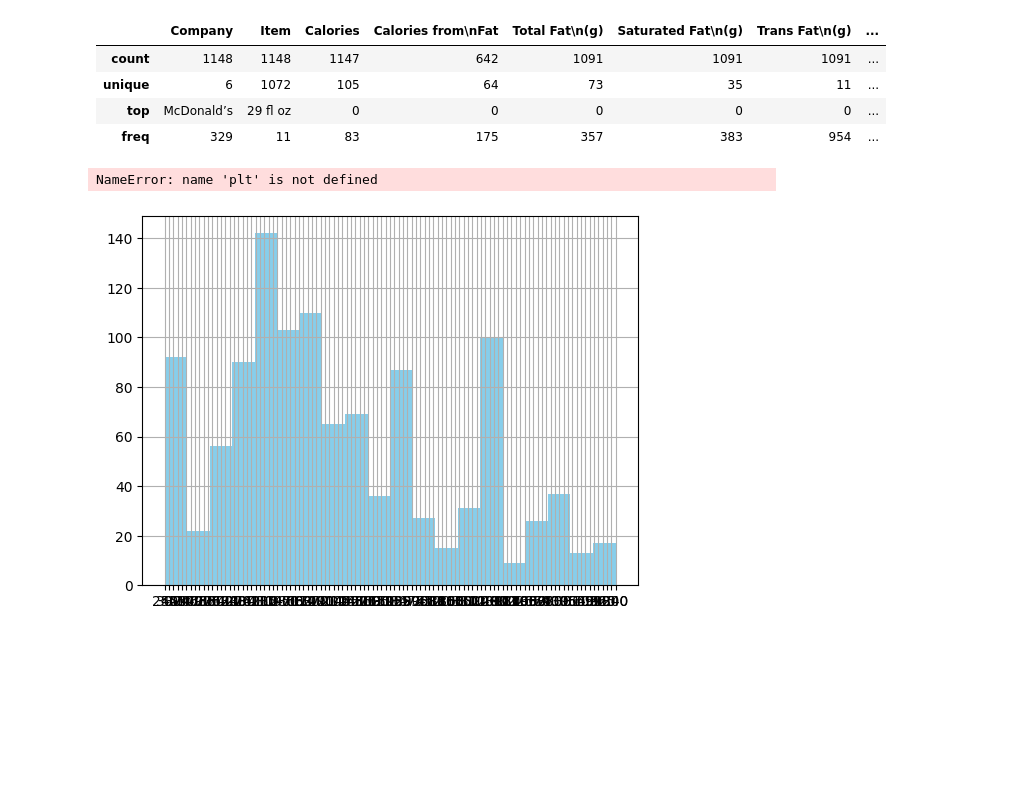
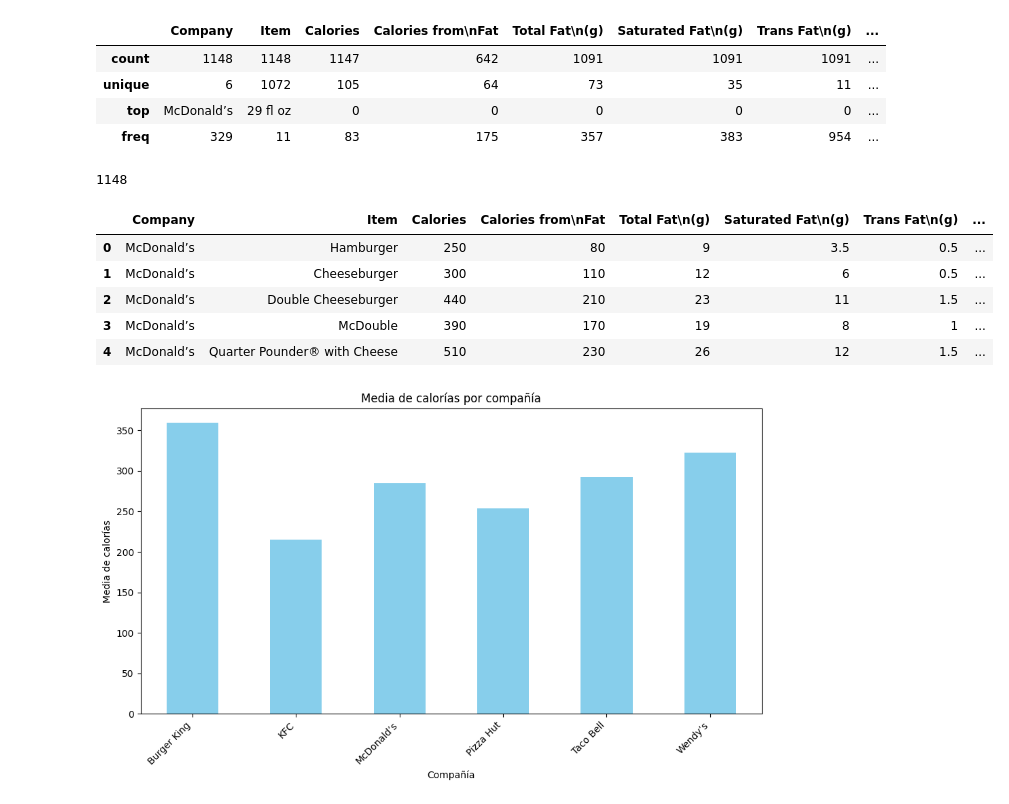
Before and after one commit to AbdelazizKafi/M14_AbdelazizKafi, a Jupyter notebook: Activitat9-AbdelazizKafi.ipynb, the cells around one changed output. Drawn from its saved outputs; the diff is of its cells as text; code cells hidden in the pictures; blank space fills up the shorter version.

```diff
--- a/Activitat9-AbdelazizKafi.ipynb
+++ b/Activitat9-AbdelazizKafi.ipynb
@@ -23,7 +19,10 @@ Successfully installed seaborn-0.13.2
 # %%
 import pandas as pd
 import seaborn as sns
-df = pd.read_csv("FastFoodNutritionMenuV2.csv")
+import matplotlib.pyplot as plt
+import numpy as np
+df = pd.read_csv('FastFoodNutritionMenuV2.csv', na_values=['', 'N/A', '-'])
+df['Calories'] = df['Calories'].replace('\xa0', np.nan)
 # %%
 df.describe()
 # %% [output]
@@ -33,11 +32,15 @@ df.describe()
 | top | McDonald’s | 29 fl oz | 0 | 0 | 0 | 0 | 0 | ... |
 | freq | 329 | 11 | 83 | 175 | 357 | 383 | 954 | ... |
 # %%
-df['Calories'].hist(bins=20, color='skyblue')
-plt.title('Distribución de Calorías')
-plt.xlabel('Calorías')
-plt.ylabel('Frecuencia')
-plt.show()
+len(df)
 # %% [output]
-NameError: name 'plt' is not defined
+1148
-[figure, removed]
+# %%
+df.head()
+# %% [output]
+|  | Company | Item | Calories | Calories from\nFat | Total Fat\n(g) | Saturated Fat\n(g) | Trans Fat\n(g) | ... |
+| 0 | McDonald’s | Hamburger | 250 | 80 | 9 | 3.5 | 0.5 | ... |
+| 1 | McDonald’s | Cheeseburger | 300 | 110 | 12 | 6 | 0.5 | ... |
+| 2 | McDonald’s | Double Cheeseburger | 440 | 210 | 23 | 11 | 1.5 | ... |
+| 3 | McDonald’s | McDouble | 390 | 170 | 19 | 8 | 1 | ... |
+| 4 | McDonald’s | Quarter Pounder® with Cheese | 510 | 230 | 26 | 12 | 1.5 | ... |
@@ -43,0 +52,11 @@ NameError: name 'plt' is not defined
+# %%
+plt.figure(figsize=(10, 6))
+media_calorias_por_compania.plot(kind='bar', color='skyblue')
+plt.title('Media de calorías por compañía')
+plt.xlabel('Compañía')
+plt.ylabel('Media de calorías')
+plt.xticks(rotation=45, ha='right')
+plt.tight_layout()
+plt.show()
+# %% [output]
+[figure, added]
```
Also changed, not shown: parts of 3 cells of this notebook.
